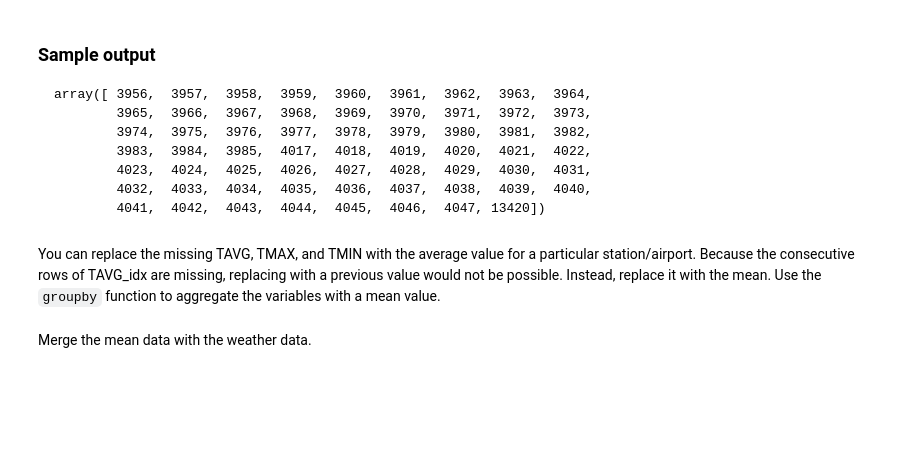
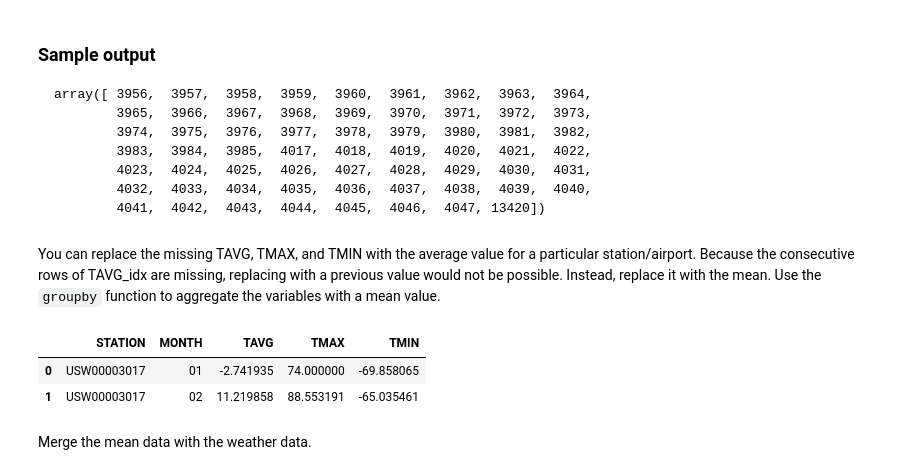
Before and after one commit to hassan-saleem/project2, a Jupyter notebook: onpremises.ipynb, the cells around one changed output. Drawn from its saved outputs; the diff is of its cells as text; code cells hidden in the pictures; blank space fills up the shorter version.

```diff
--- a/onpremises.ipynb
+++ b/onpremises.ipynb
@@ -1104,3 +1168,13 @@ weather_impute.head(2)
+# %%
+# Group by the 'STATION' column to calculate the mean values for TAVG, TMAX, and TMIN
+weather_impute = weather.groupby(["STATION", "MONTH"]).agg({'TAVG':'mean', 'TMAX':'mean', 'TMIN':'mean'}).reset_index()
+
+# Display the first two rows of the aggregated DataFrame
+weather_impute.head(2)
+# %% [output]
+|  | STATION | MONTH | TAVG | TMAX | TMIN |
+| 0 | USW00003017 | 01 | -2.741935 | 74.000000 | -69.858065 |
+| 1 | USW00003017 | 02 | 11.219858 | 88.553191 | -65.035461 |
 # %% [markdown]
 Merge the mean data with the weather data.
 # %%
```
Also changed, not shown: parts of 25 cells of this notebook.
